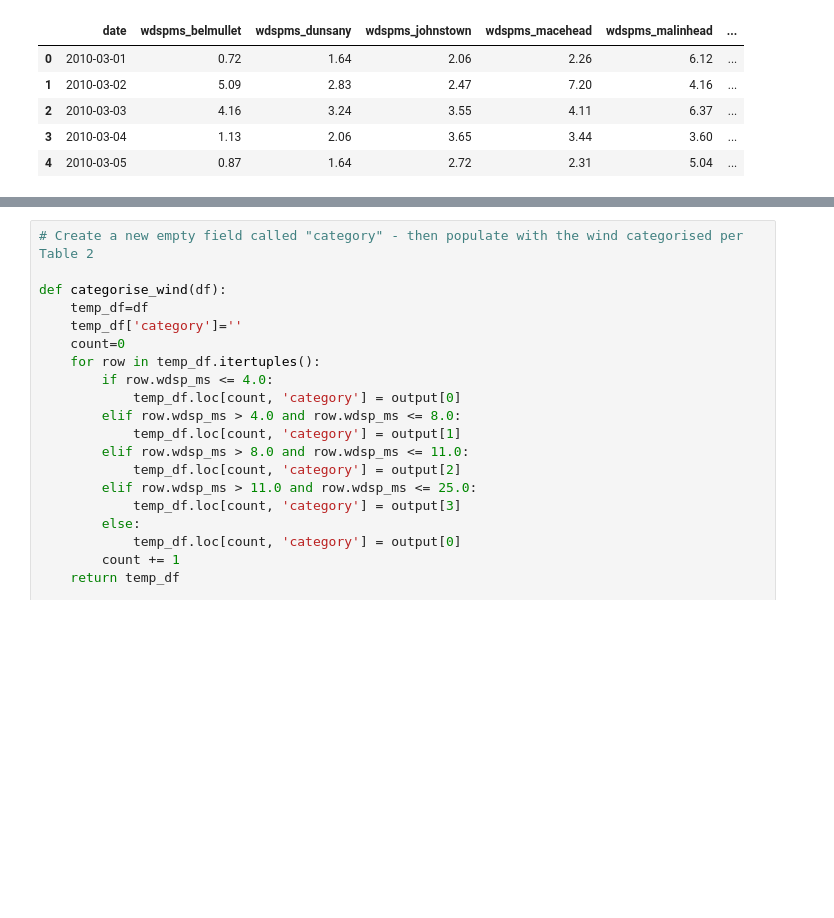
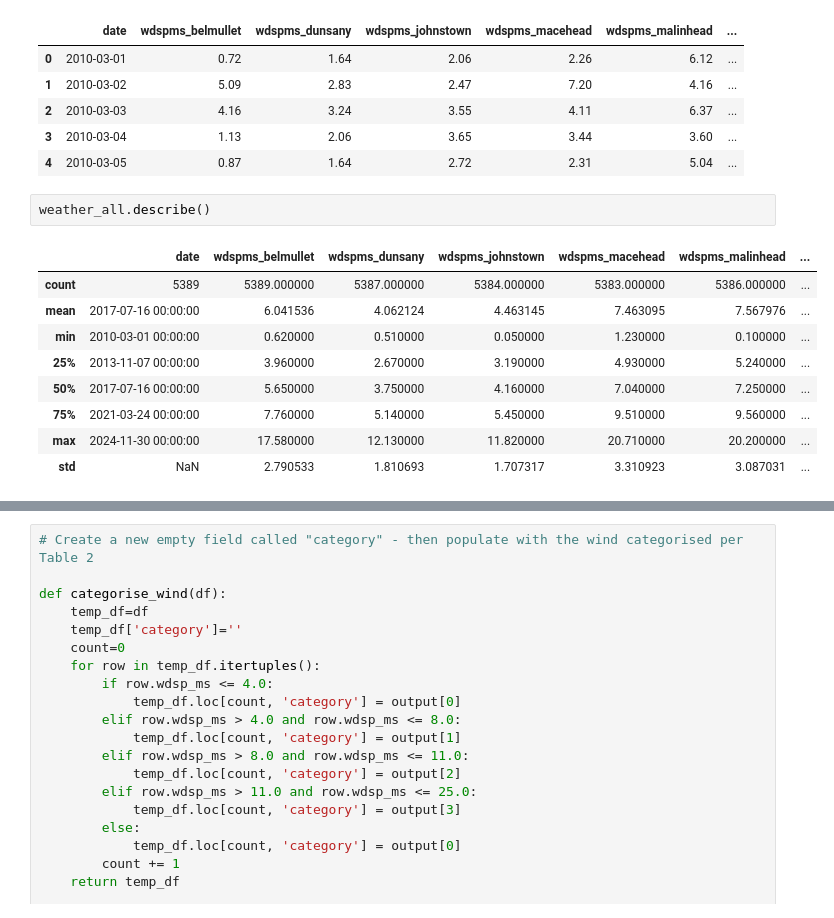
Before and after one commit to dvdgeroconnell/PFDA-project, a Jupyter notebook: weather.ipynb, the cells around one changed output, grey strips where cells are left out. Saved outputs shown, nothing was run; the diff lists cells and outputs as text; blank space fills up the shorter version.

```diff
--- a/weather.ipynb
+++ b/weather.ipynb
@@ -930,6 +925,18 @@ weather_all.head(5)
 | 2 | 2010-03-03 | 4.16 | 3.24 | 3.55 | 4.11 | 6.37 | ... |
 | 3 | 2010-03-04 | 1.13 | 2.06 | 3.65 | 3.44 | 3.60 | ... |
 | 4 | 2010-03-05 | 0.87 | 1.64 | 2.72 | 2.31 | 5.04 | ... |
+# %%
+weather_all.describe()
+# %% [output]
+|  | date | wdspms_belmullet | wdspms_dunsany | wdspms_johnstown | wdspms_macehead | wdspms_malinhead | ... |
+| count | 5389 | 5389.000000 | 5387.000000 | 5384.000000 | 5383.000000 | 5386.000000 | ... |
+| mean | 2017-07-16 00:00:00 | 6.041536 | 4.062124 | 4.463145 | 7.463095 | 7.567976 | ... |
+| min | 2010-03-01 00:00:00 | 0.620000 | 0.510000 | 0.050000 | 1.230000 | 0.100000 | ... |
+| 25% | 2013-11-07 00:00:00 | 3.960000 | 2.670000 | 3.190000 | 4.930000 | 5.240000 | ... |
+| 50% | 2017-07-16 00:00:00 | 5.650000 | 3.750000 | 4.160000 | 7.040000 | 7.250000 | ... |
+| 75% | 2021-03-24 00:00:00 | 7.760000 | 5.140000 | 5.450000 | 9.510000 | 9.560000 | ... |
+| max | 2024-11-30 00:00:00 | 17.580000 | 12.130000 | 11.820000 | 20.710000 | 20.200000 | ... |
+| std | NaN | 2.790533 | 1.810693 | 1.707317 | 3.310923 | 3.087031 | ... |
 # %%
 fig, ax_combined = plt.subplots(nrows=1, ncols=1, figsize=(7,4))
 plt.xticks(fontsize=9)
```
Also changed, not shown: parts of 7 cells of this notebook.
